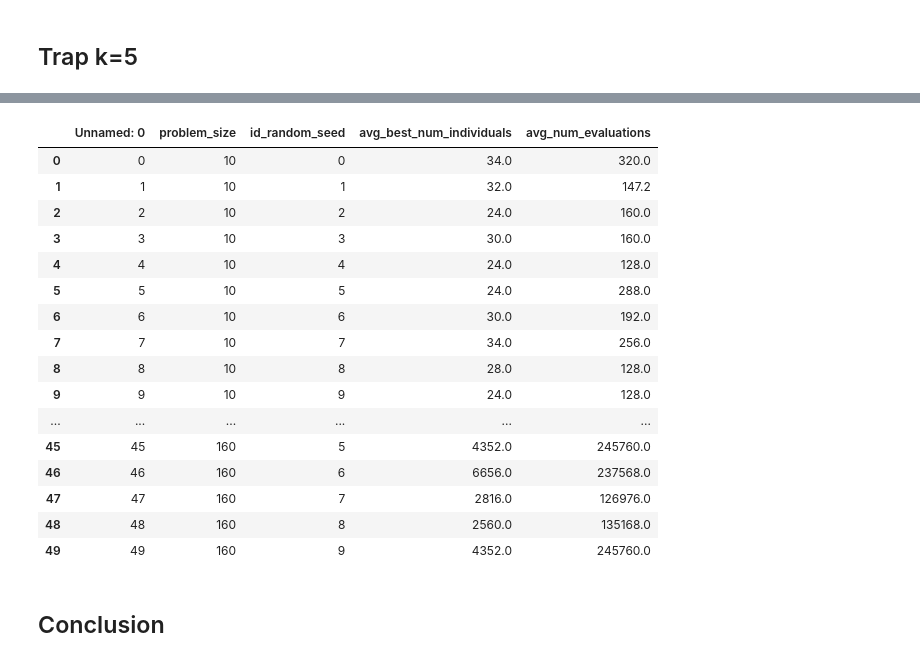
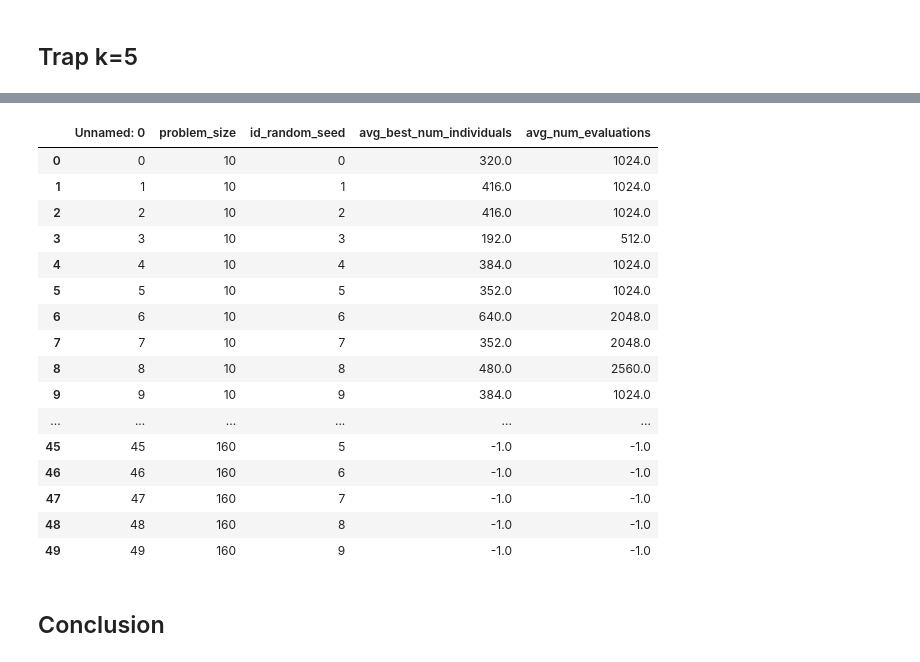
Before and after one commit to nhathuyle2002/CS410, a Jupyter notebook: Task2/20520056_CS410_Task2.ipynb, the cells around one changed output, grey strips where cells are left out. Saved outputs shown, nothing was run; the diff lists cells and outputs as text; code cells hidden in the pictures.

```diff
--- a/Task2/20520056_CS410_Task2.ipynb
+++ b/Task2/20520056_CS410_Task2.ipynb
@@ -470,25 +470,25 @@ df.round(2)
 # %%
-fitness_function = onemax
-crossover_type = '1X'
+fitness_function = trap5
+crossover_type = 'UX'
 df = pd.read_csv(os.path.join(dir_folder, f'results/result_{fitness_function.__name__}_{crossover_type}.csv'))
 df
 # %% [output]
 |  | Unnamed: 0 | problem_size | id_random_seed | avg_best_num_individuals | avg_num_evaluations |
-| 0 | 0 | 10 | 0 | 34.0 | 320.0 |
-| 1 | 1 | 10 | 1 | 32.0 | 147.2 |
-| 2 | 2 | 10 | 2 | 24.0 | 160.0 |
-| 3 | 3 | 10 | 3 | 30.0 | 160.0 |
-| 4 | 4 | 10 | 4 | 24.0 | 128.0 |
-| 5 | 5 | 10 | 5 | 24.0 | 288.0 |
-| 6 | 6 | 10 | 6 | 30.0 | 192.0 |
-| 7 | 7 | 10 | 7 | 34.0 | 256.0 |
-| 8 | 8 | 10 | 8 | 28.0 | 128.0 |
-| 9 | 9 | 10 | 9 | 24.0 | 128.0 |
+| 0 | 0 | 10 | 0 | 320.0 | 1024.0 |
+| 1 | 1 | 10 | 1 | 416.0 | 1024.0 |
+| 2 | 2 | 10 | 2 | 416.0 | 1024.0 |
+| 3 | 3 | 10 | 3 | 192.0 | 512.0 |
+| 4 | 4 | 10 | 4 | 384.0 | 1024.0 |
+| 5 | 5 | 10 | 5 | 352.0 | 1024.0 |
+| 6 | 6 | 10 | 6 | 640.0 | 2048.0 |
+| 7 | 7 | 10 | 7 | 352.0 | 2048.0 |
+| 8 | 8 | 10 | 8 | 480.0 | 2560.0 |
+| 9 | 9 | 10 | 9 | 384.0 | 1024.0 |
 | ... | ... | ... | ... | ... | ... |
-| 45 | 45 | 160 | 5 | 4352.0 | 245760.0 |
-| 46 | 46 | 160 | 6 | 6656.0 | 237568.0 |
-| 47 | 47 | 160 | 7 | 2816.0 | 126976.0 |
-| 48 | 48 | 160 | 8 | 2560.0 | 135168.0 |
-| 49 | 49 | 160 | 9 | 4352.0 | 245760.0 |
+| 45 | 45 | 160 | 5 | -1.0 | -1.0 |
+| 46 | 46 | 160 | 6 | -1.0 | -1.0 |
+| 47 | 47 | 160 | 7 | -1.0 | -1.0 |
+| 48 | 48 | 160 | 8 | -1.0 | -1.0 |
+| 49 | 49 | 160 | 9 | -1.0 | -1.0 |
 # %% [markdown]
 ## Conclusion
```
Also changed, not shown: parts of 3 cells of this notebook.
